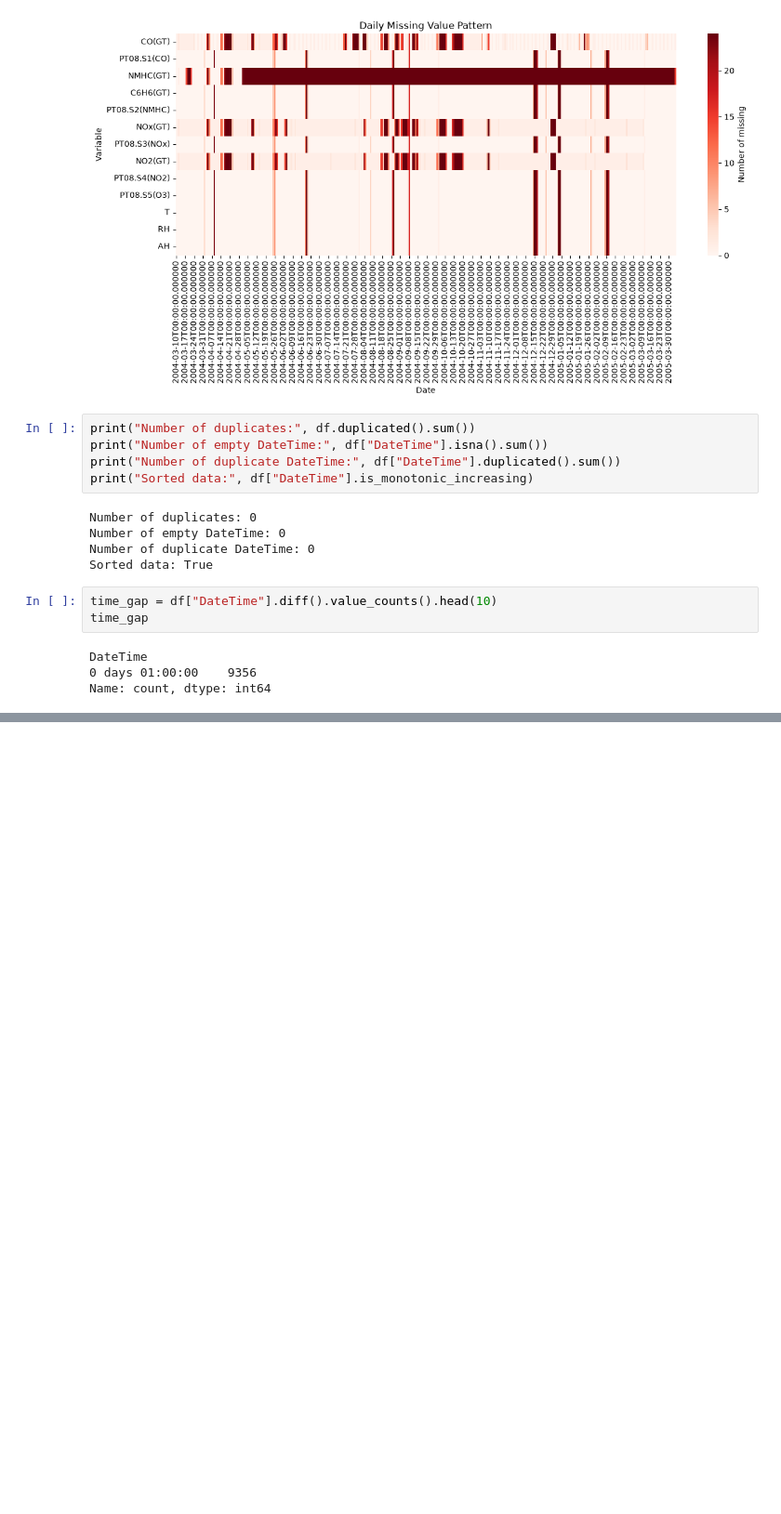
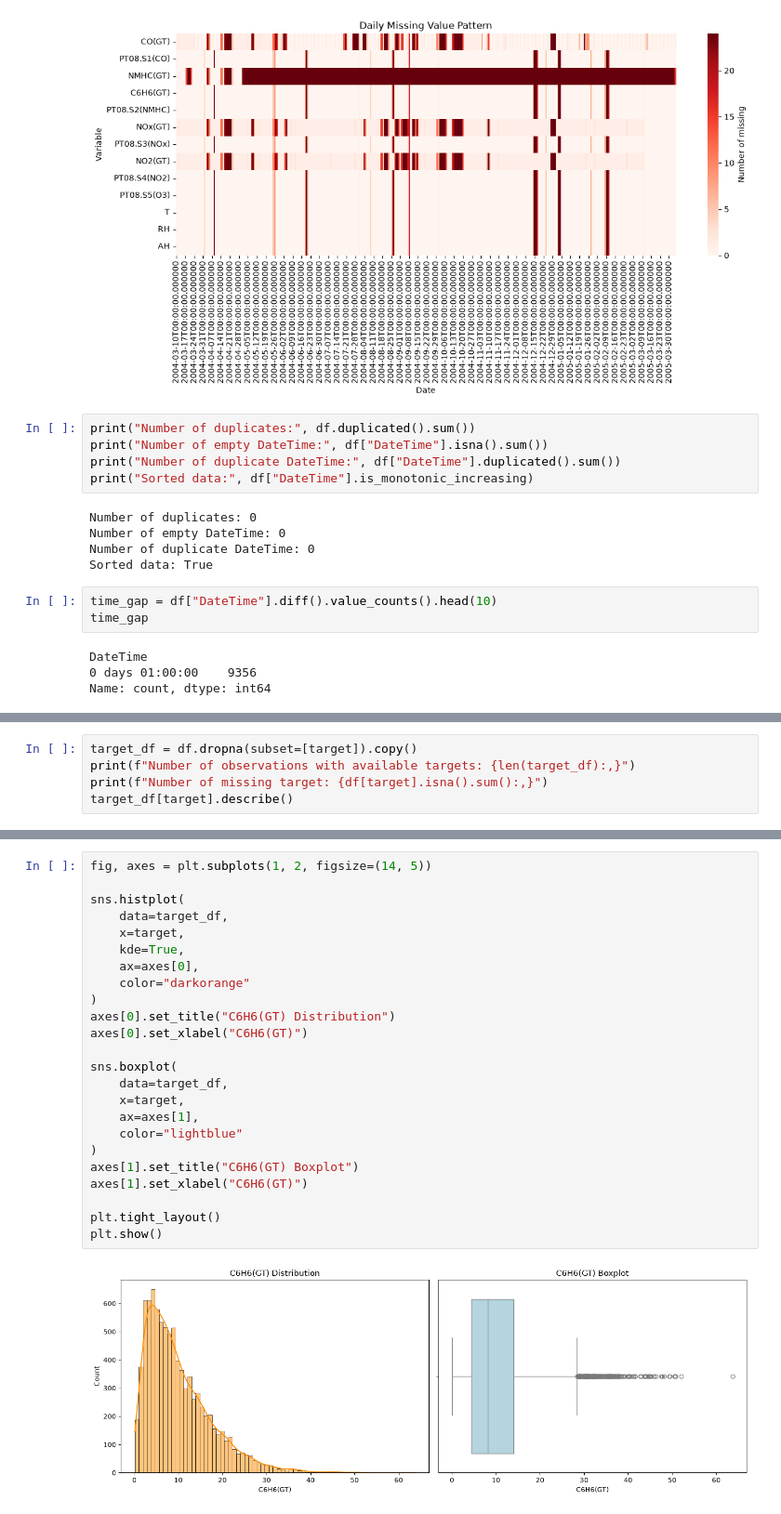
Before and after one commit to AkmalFazli27/air-quality-estimation, a Jupyter notebook: notebooks/eda.ipynb, the cells around one changed output, grey strips where cells are left out. Shown at 93% size. Drawn from its saved outputs; the diff is of its cells as text; blank space fills up the shorter version.

Commit message:
feat: define target and features group, target analysis

```diff
--- a/notebooks/eda.ipynb
+++ b/notebooks/eda.ipynb
@@ -194 +197,6 @@ C6H6(GT)         3.91151
 dtype: float64
+# %%
+target_df = df.dropna(subset=[target]).copy()
+print(f"Number of observations with available targets: {len(target_df):,}")
+print(f"Number of missing target: {df[target].isna().sum():,}")
+target_df[target].describe()
@@ -194,0 +215,26 @@ dtype: float64
+# %%
+fig, axes = plt.subplots(1, 2, figsize=(14, 5))
+
+sns.histplot(
+    data=target_df,
+    x=target,
+    kde=True,
+    ax=axes[0],
+    color="darkorange"
+)
+axes[0].set_title("C6H6(GT) Distribution")
+axes[0].set_xlabel("C6H6(GT)")
+
+sns.boxplot(
+    data=target_df,
+    x=target,
+    ax=axes[1],
+    color="lightblue"
+)
+axes[1].set_title("C6H6(GT) Boxplot")
+axes[1].set_xlabel("C6H6(GT)")
+
+plt.tight_layout()
+plt.show()
+# %% [output]
+[figure, added]
```
Also changed, not shown: parts of 3 cells of this notebook.
